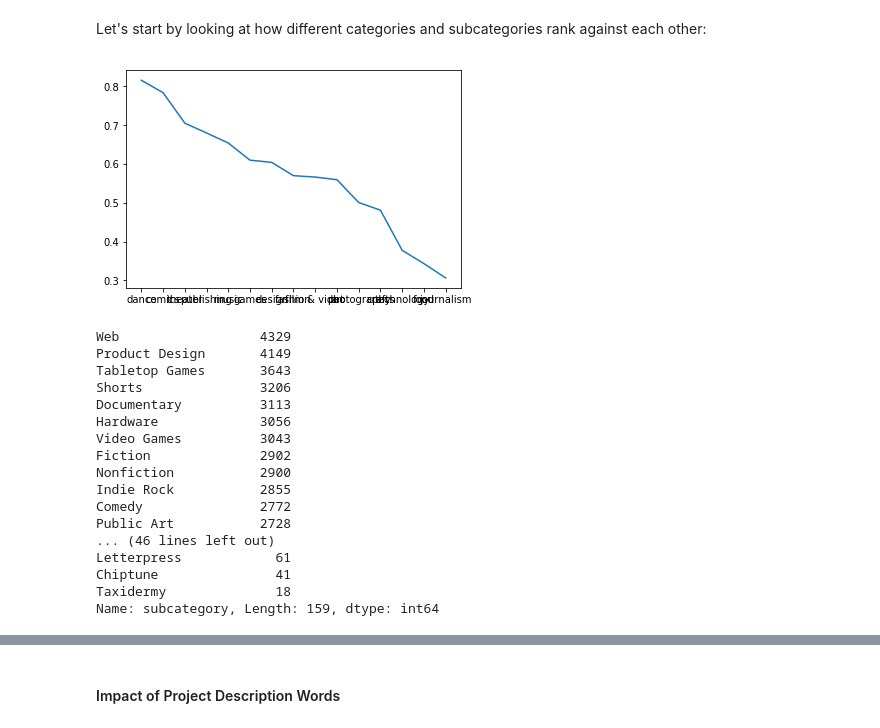
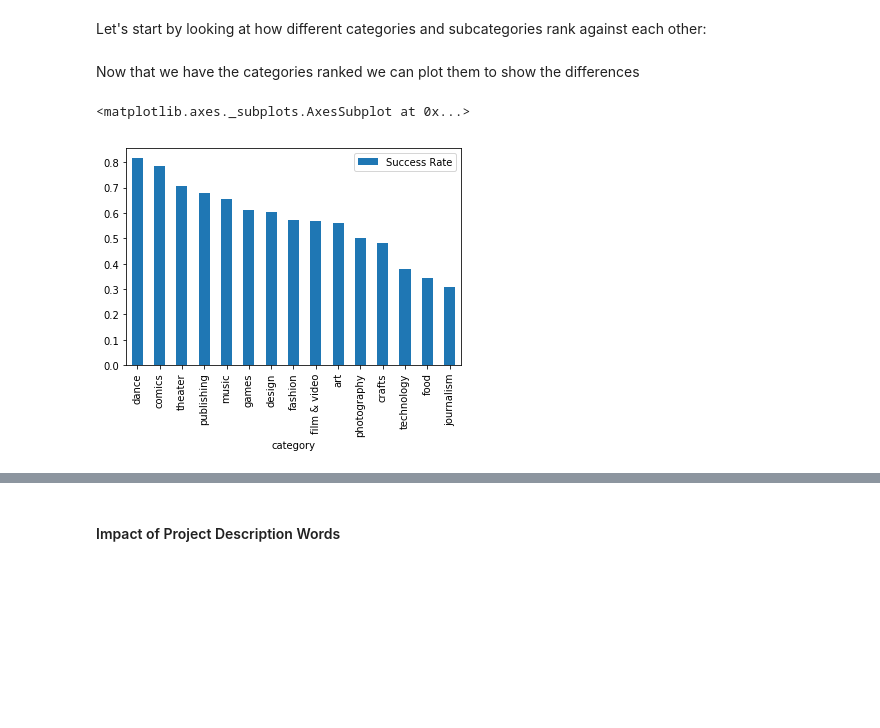
Before and after one commit to DP-20/Cogs108, a Jupyter notebook: Final Project.ipynb, the cells around one changed output, grey strips where cells are left out. Drawn from its saved outputs; the diff is of its cells as text; code cells hidden in the pictures; blank space fills up the shorter version.

```diff
--- a/Final Project.ipynb
+++ b/Final Project.ipynb
@@ -190,30 +227,14 @@ testList4 = list(dict6.values())
 testList5 = np.sort(testList4)
 testList6 = testList5[::-1]
 sorted_x2 = sorted(dict6.items(), key=operator.itemgetter(1), reverse=True)
-# %%
-x, y = zip(*sorted_x)
-plt.plot(x,y)
-plt.show()
-df['subcategory'].value_counts()
-# %% [output]
-[figure, removed]
-Web                  4329
-Product Design       4149
-Tabletop Games       3643
-Shorts               3206
-Documentary          3113
-Hardware             3056
-Video Games          3043
-Fiction              2902
-Nonfiction           2900
-Indie Rock           2855
-Comedy               2772
-Public Art           2728
-... (46 lines left out)
-Letterpress            61
-Chiptune               41
-Taxidermy              18
-Name: subcategory, Length: 159, dtype: int64
+# %% [markdown]
+Now that we have the categories ranked we can plot them to show the differences
+# %%
+df_categories = pd.DataFrame.from_records(sorted_x, columns=['category', 'Success Rate'])
+df_categories.plot(x='category', kind='bar')
+# %% [output]
+<matplotlib.axes._subplots.AxesSubplot at 0x...>
+[figure, added]
 # %%
 print("Here is the success rate for the categories:")
 print(sorted_x)
```
Also changed, not shown: parts of 17 cells of this notebook.
